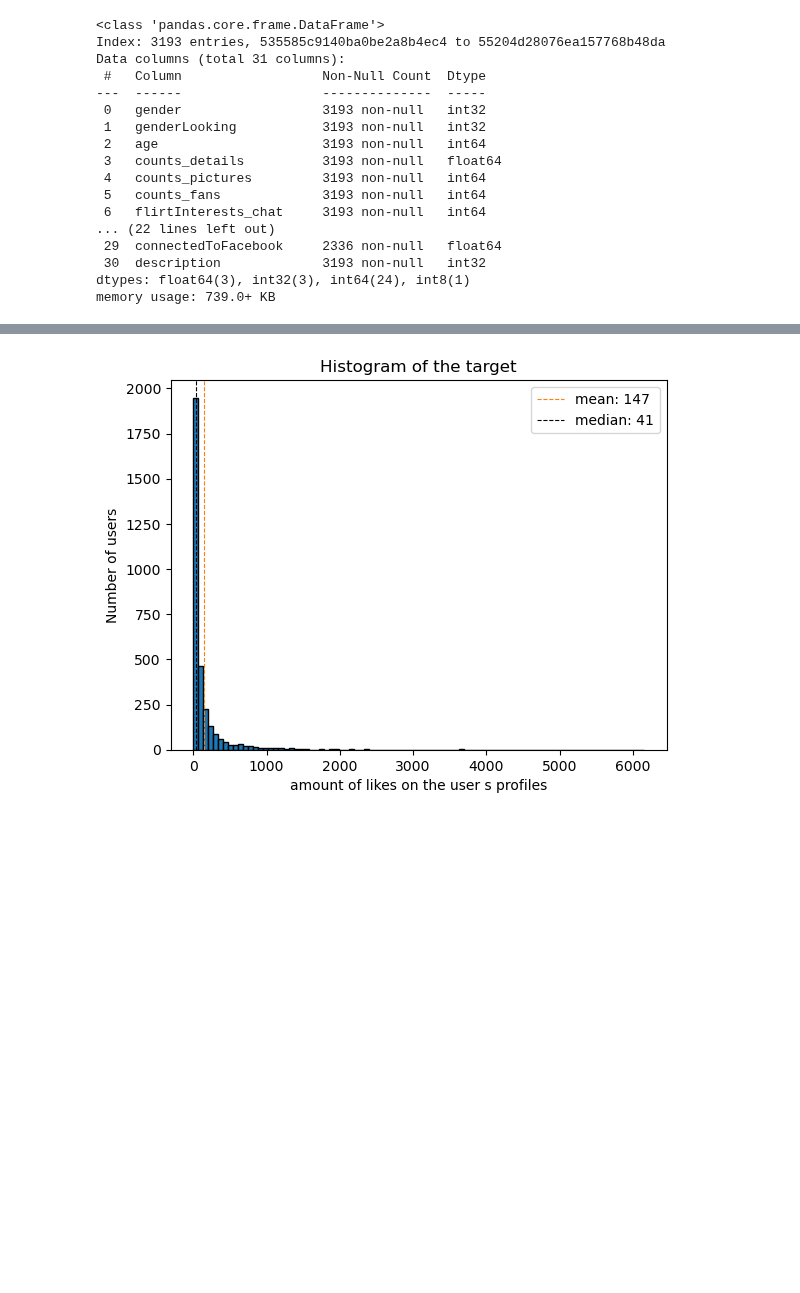
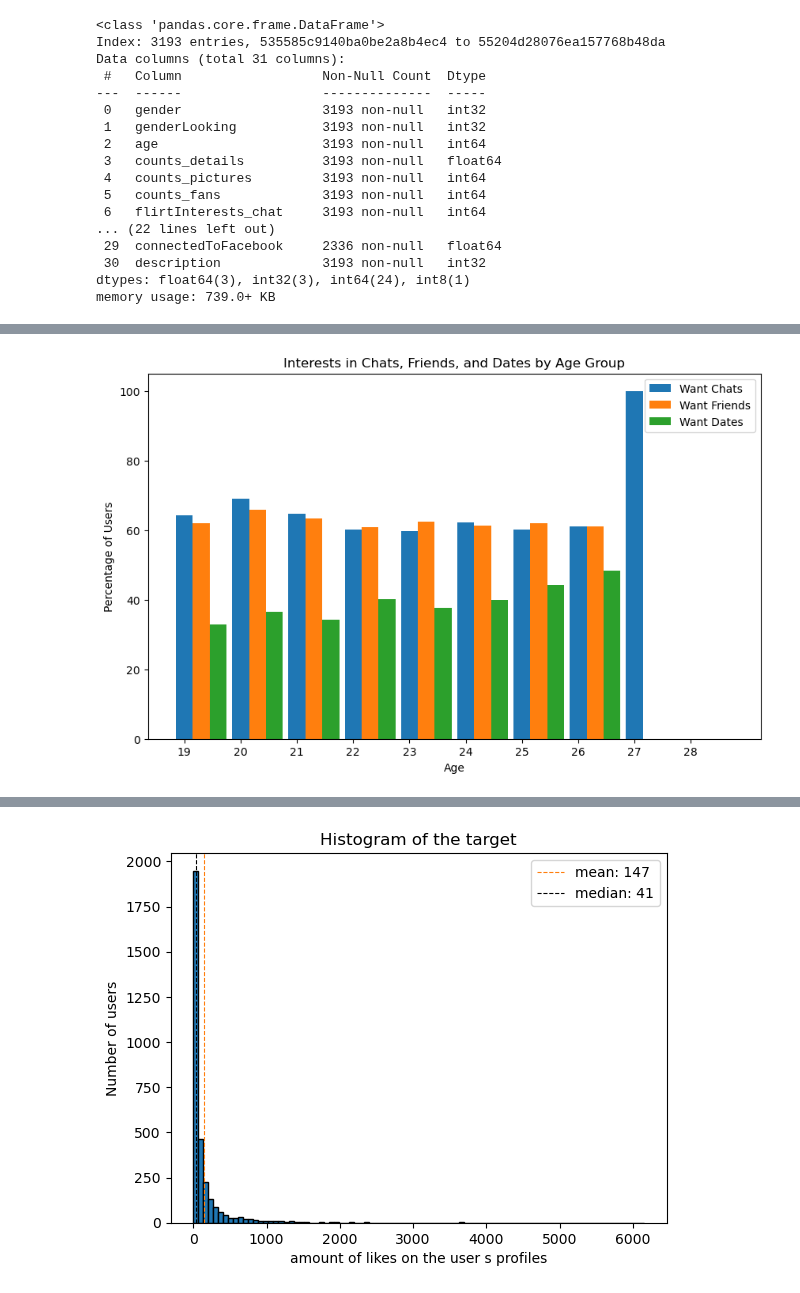
Before and after one commit to JstLearning/dating_app, a Jupyter notebook: dating_app_starting_kit.ipynb, the cells around one changed output, grey strips where cells are left out. Cells and saved outputs as stored; diff of their text form; code cells hidden in the pictures; blank space fills up the shorter version.

```diff
--- a/dating_app_starting_kit.ipynb
+++ b/dating_app_starting_kit.ipynb
@@ -98,0 +239,17 @@ First, let's look at the repartition of the target.
+# %%
+# Create the bar plot
+fig, ax = plt.subplots(figsize=(10,6))
+ax.bar(x=statistics_df['age'], height=statistics_df['percentWantChats'], width=0.3, label='Want Chats')
+ax.bar(x=statistics_df['age']+0.3, height=statistics_df['percentWantFriends'], width=0.3, label='Want Friends')
+ax.bar(x=statistics_df['age']+0.6, height=statistics_df['percentWantDates'], width=0.3, label='Want Dates')
+
+# Add labels and titles
+ax.set_xlabel('Age')
+ax.set_ylabel('Percentage of Users')
+ax.set_title('Interests in Chats, Friends, and Dates by Age Group')
+ax.set_xticks(statistics_df['age'])
+ax.legend()
+
+plt.show()
+# %% [output]
+[figure, added]
```
Also changed, not shown: parts of 22 cells of this notebook.
